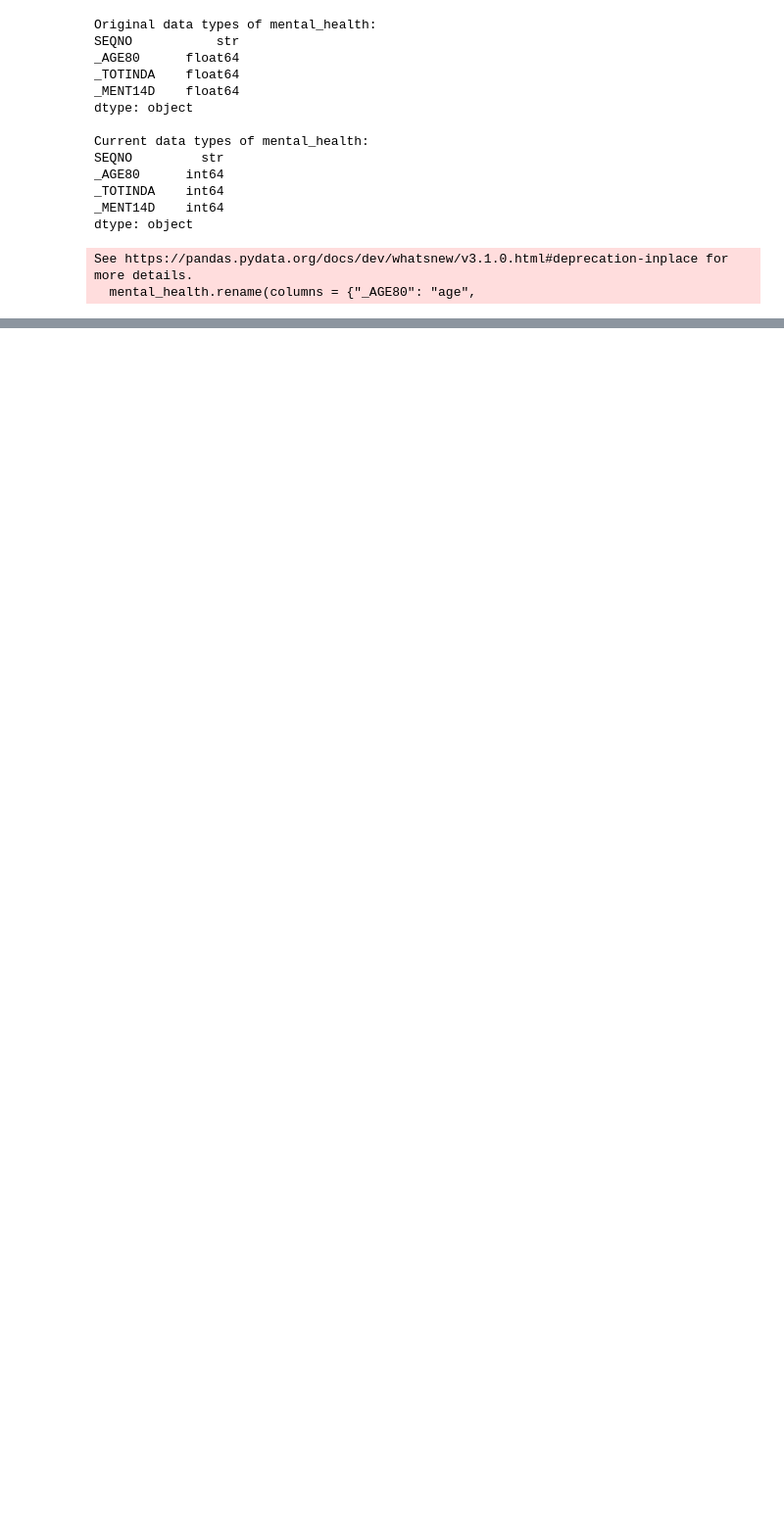
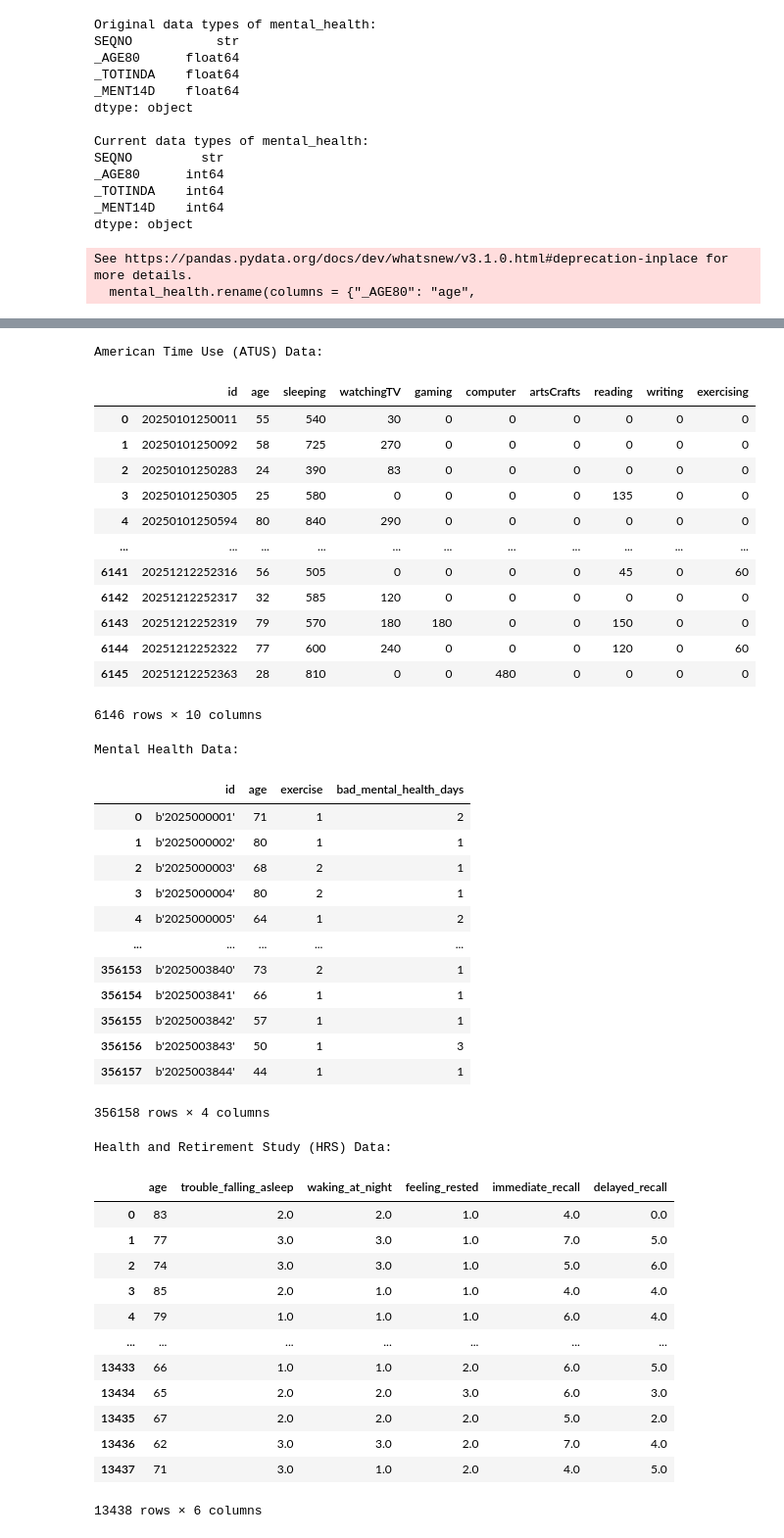
Before and after one commit to rem388/DataSciProject, a Jupyter notebook: dataCleaning.ipynb, the cells around one changed output, grey strips where cells are left out. Shown at 98% size. Drawn from its saved outputs; the diff is of its cells as text; code cells hidden in the pictures; blank space fills up the shorter version.

```diff
--- a/dataCleaning.ipynb
+++ b/dataCleaning.ipynb
@@ -94,0 +189,63 @@ See https://pandas.pydata.org/docs/dev/whatsnew/v3.1.0.html#deprecation-inplace
+# %%
+#importing cleaned ATUS data
+atus = pd.read_csv("cleaned_data/atus.csv")
+print("American Time Use (ATUS) Data:")
+display(atus)
+print()
+
+#importing cleaned mental health data
+mental_health = pd.read_csv("cleaned_data/mental_health.csv")
+mental_health.head()
+print("Mental Health Data:")
+display(mental_health)
+print()
+
+#importing cleaned HRS data
+hrs = pd.read_csv("cleaned_data/hrs.csv")
+hrs.head()
+print("Health and Retirement Study (HRS) Data:")
+display(hrs)
+print()
+# %% [output]
+American Time Use (ATUS) Data:
+|  | id | age | sleeping | watchingTV | gaming | computer | artsCrafts | reading | writing | exercising |
+| 0 | 20250101250011 | 55 | 540 | 30 | 0 | 0 | 0 | 0 | 0 | 0 |
+| 1 | 20250101250092 | 58 | 725 | 270 | 0 | 0 | 0 | 0 | 0 | 0 |
+| 2 | 20250101250283 | 24 | 390 | 83 | 0 | 0 | 0 | 0 | 0 | 0 |
+| 3 | 20250101250305 | 25 | 580 | 0 | 0 | 0 | 0 | 135 | 0 | 0 |
+| 4 | 20250101250594 | 80 | 840 | 290 | 0 | 0 | 0 | 0 | 0 | 0 |
+| ... | ... | ... | ... | ... | ... | ... | ... | ... | ... | ... |
+| 6141 | 20251212252316 | 56 | 505 | 0 | 0 | 0 | 0 | 45 | 0 | 60 |
+| 6142 | 20251212252317 | 32 | 585 | 120 | 0 | 0 | 0 | 0 | 0 | 0 |
+| 6143 | 20251212252319 | 79 | 570 | 180 | 180 | 0 | 0 | 150 | 0 | 0 |
+| 6144 | 20251212252322 | 77 | 600 | 240 | 0 | 0 | 0 | 120 | 0 | 60 |
+| 6145 | 20251212252363 | 28 | 810 | 0 | 0 | 480 | 0 | 0 | 0 | 0 |
+6146 rows × 10 columns
+Mental Health Data:
+|  | id | age | exercise | bad_mental_health_days |
+| 0 | b'2025000001' | 71 | 1 | 2 |
+| 1 | b'2025000002' | 80 | 1 | 1 |
+| 2 | b'2025000003' | 68 | 2 | 1 |
+| 3 | b'2025000004' | 80 | 2 | 1 |
+| 4 | b'2025000005' | 64 | 1 | 2 |
+| ... | ... | ... | ... | ... |
+| 356153 | b'2025003840' | 73 | 2 | 1 |
+| 356154 | b'2025003841' | 66 | 1 | 1 |
+| 356155 | b'2025003842' | 57 | 1 | 1 |
+| 356156 | b'2025003843' | 50 | 1 | 3 |
+| 356157 | b'2025003844' | 44 | 1 | 1 |
+356158 rows × 4 columns
+Health and Retirement Study (HRS) Data:
+|  | age | trouble_falling_asleep | waking_at_night | feeling_rested | immediate_recall | delayed_recall |
+| 0 | 83 | 2.0 | 2.0 | 1.0 | 4.0 | 0.0 |
+| 1 | 77 | 3.0 | 3.0 | 1.0 | 7.0 | 5.0 |
+| 2 | 74 | 3.0 | 3.0 | 1.0 | 5.0 | 6.0 |
+| 3 | 85 | 2.0 | 1.0 | 1.0 | 4.0 | 4.0 |
+| 4 | 79 | 1.0 | 1.0 | 1.0 | 6.0 | 4.0 |
+| ... | ... | ... | ... | ... | ... | ... |
+| 13433 | 66 | 1.0 | 1.0 | 2.0 | 6.0 | 5.0 |
+| 13434 | 65 | 2.0 | 2.0 | 3.0 | 6.0 | 3.0 |
+| 13435 | 67 | 2.0 | 2.0 | 2.0 | 5.0 | 2.0 |
+| 13436 | 62 | 3.0 | 3.0 | 2.0 | 7.0 | 4.0 |
+| 13437 | 71 | 3.0 | 1.0 | 2.0 | 4.0 | 5.0 |
+13438 rows × 6 columns
```
Also changed, not shown: parts of 6 cells of this notebook, 3 other files.
